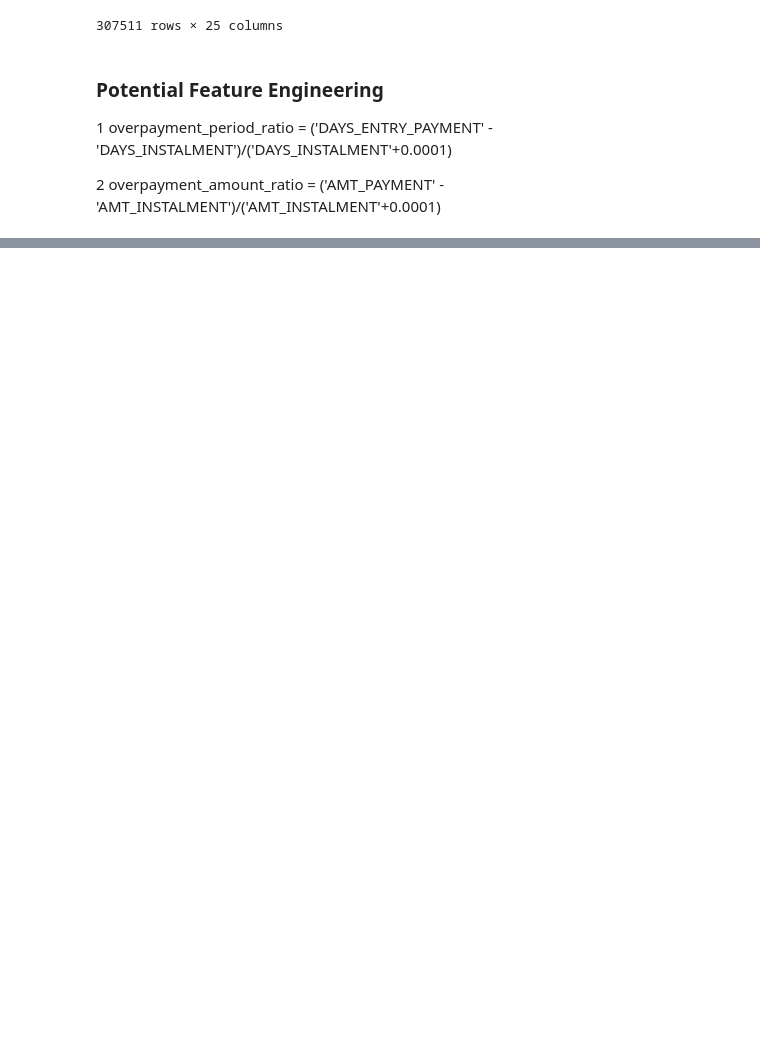
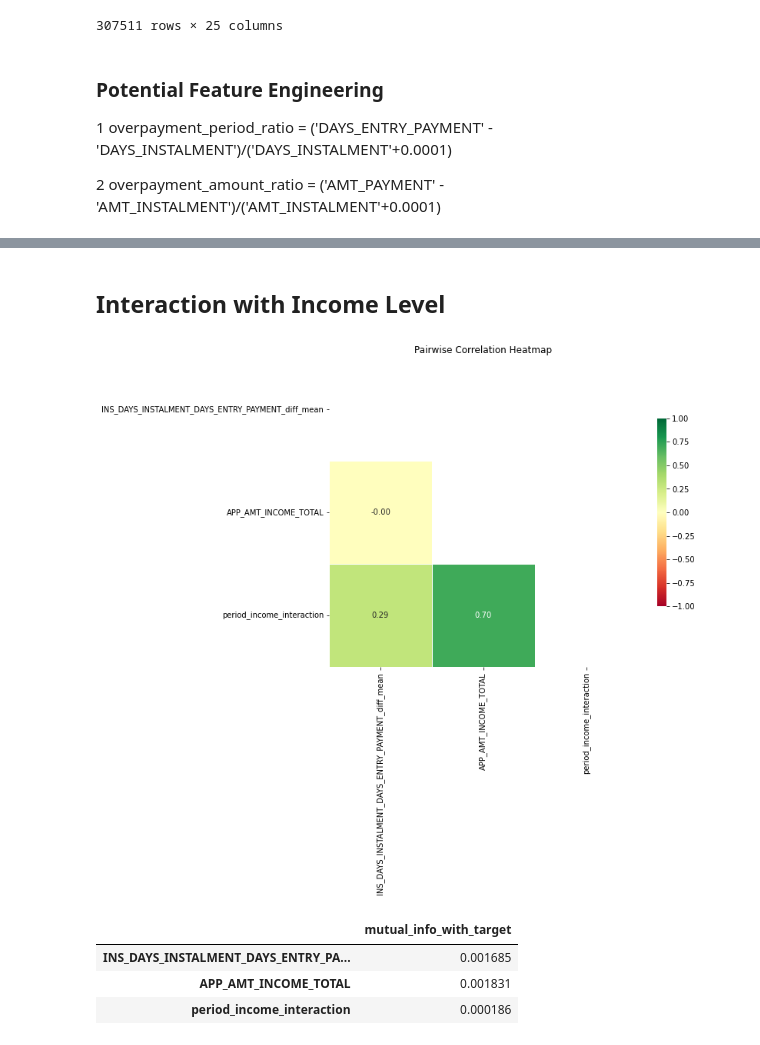
Before and after one commit to FUWENKAI6/MMF_Machine_Learning, a Jupyter notebook: data_EDA_Installment_part.ipynb, the cells around one changed output, grey strips where cells are left out. Cells and saved outputs as stored; diff of their text form; code cells hidden in the pictures; blank space fills up the shorter version.

```diff
--- a/data_EDA_Installment_part.ipynb
+++ b/data_EDA_Installment_part.ipynb
@@ -390,0 +520,14 @@ overpayment_amount_ratio = ('AMT_PAYMENT' - 'AMT_INSTALMENT')/('AMT_INSTALMENT'+
+# %% [markdown]
+## Interaction with Income Level
+# %%
+tmp = cleaned_data.loc[:,['INS_DAYS_INSTALMENT_DAYS_ENTRY_PAYMENT_diff_mean', 'APP_AMT_INCOME_TOTAL']]
+tmp
+tmp['period_income_interaction'] = tmp['INS_DAYS_INSTALMENT_DAYS_ENTRY_PAYMENT_diff_mean'] * tmp['APP_AMT_INCOME_TOTAL']
+
+mutual_info(tmp, figsize = (9,9))
+# %% [output]
+[figure, added]
+|  | mutual_info_with_target |
+| INS_DAYS_INSTALMENT_DAYS_ENTRY_PA... | 0.001685 |
+| APP_AMT_INCOME_TOTAL | 0.001831 |
+| period_income_interaction | 0.000186 |
```
Also changed, not shown: parts of 28 cells of this notebook.
